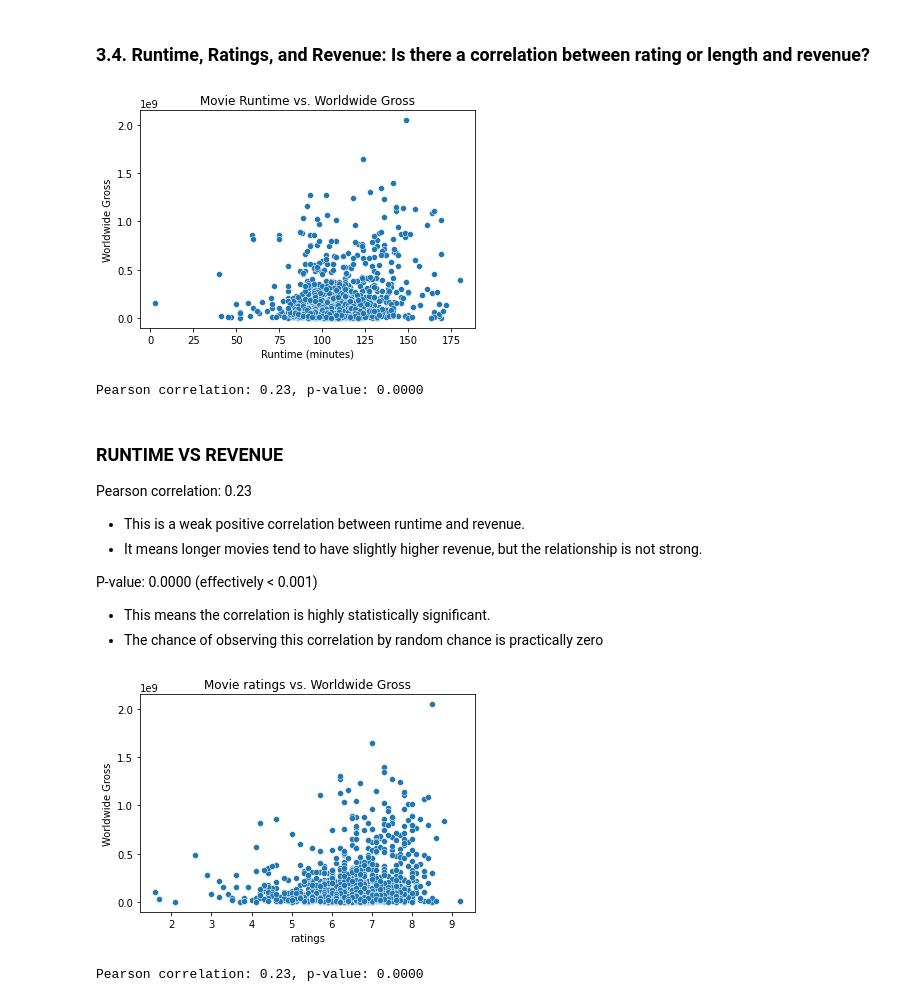
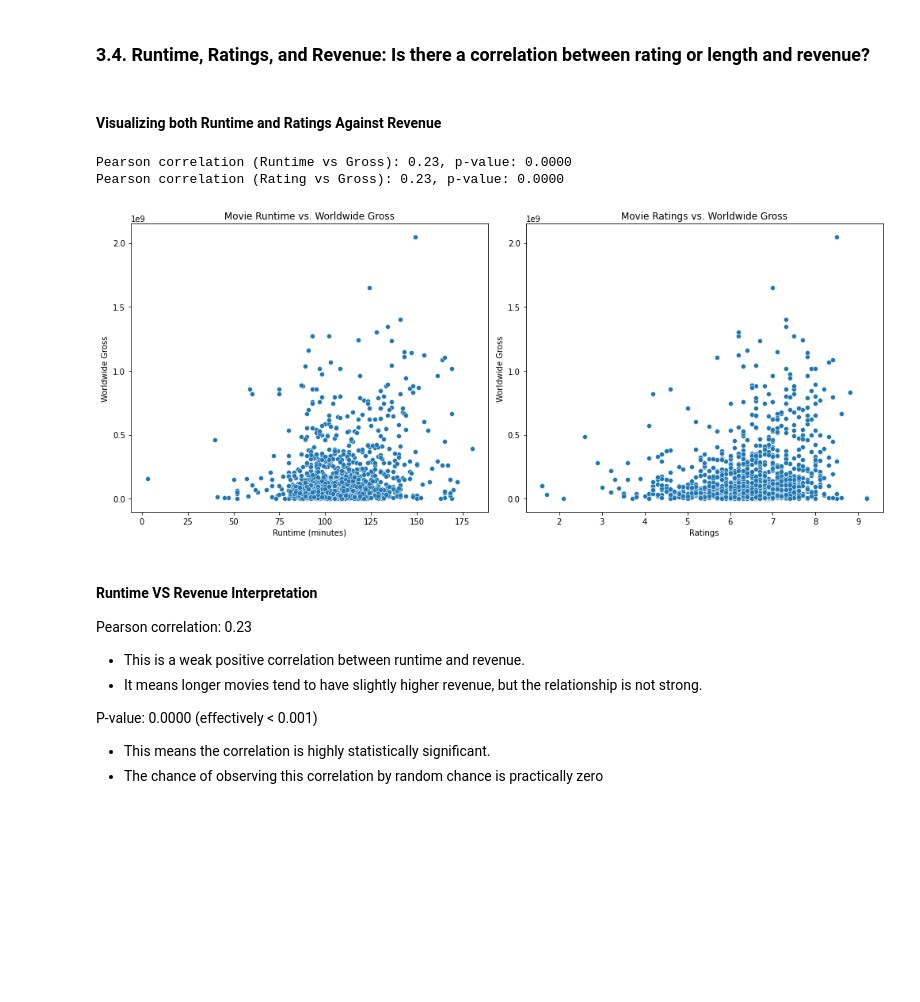
Before and after one commit to tingly-amua/Box-Office-Movie-Analysis, a Jupyter notebook: project.ipynb, the cells around one changed output. Saved outputs shown, nothing was run; the diff lists cells and outputs as text; code cells hidden in the pictures; blank space fills up the shorter version.

```diff
--- a/project.ipynb
+++ b/project.ipynb
@@ -800,21 +863,40 @@ plt.show()
 * Mystery and Thriller movies earn almost 55% of their revenues worldwide. These are best suited for the worldwide market.
 # %% [markdown]
 ### 3.4. Runtime, Ratings, and Revenue: Is there a correlation between rating or length and revenue?
-# %%
-# testing correlation of runtime minutes and revenue
-sns.scatterplot(data=full_df,x="runtime_minutes", y="worldwide_gross")
-plt.title("Movie Runtime vs. Worldwide Gross")
-plt.xlabel("Runtime (minutes)")
-plt.ylabel("Worldwide Gross")
-plt.show()
-# Correlation
-corr, p_value = pearsonr(full_df["runtime_minutes"].dropna(),full_df["worldwide_gross"].dropna())
-print(f"Pearson correlation: {corr:.2f}, p-value: {p_value:.4f}")
-# %% [output]
-[figure, removed]
-Pearson correlation: 0.23, p-value: 0.0000
+# %% [markdown]
+#### Visualizing both Runtime and Ratings Against Revenue
+# %%
+# Create a 1-row, 2-column subplot
+fig, axes = plt.subplots(1, 2, figsize=(14, 6))
+
+# First scatter plot: Runtime vs Worldwide Gross
+sns.scatterplot(data=full_df, x="runtime_minutes", y="worldwide_gross", ax=axes[0])
+axes[0].set_title("Movie Runtime vs. Worldwide Gross")
+axes[0].set_xlabel("Runtime (minutes)")
+axes[0].set_ylabel("Worldwide Gross")
+
+# Correlation for runtime
+corr, p_value = pearsonr(full_df["runtime_minutes"].dropna(), full_df["worldwide_gross"].dropna())
+print(f"Pearson correlation (Runtime vs Gross): {corr:.2f}, p-value: {p_value:.4f}")
+
+# Second scatter plot: Rating vs Worldwide Gross
+sns.scatterplot(data=full_df, x="averagerating", y="worldwide_gross", ax=axes[1])
+axes[1].set_title("Movie Ratings vs. Worldwide Gross")
+axes[1].set_xlabel("Ratings")
+axes[1].set_ylabel("Worldwide Gross")
+
+# Correlation for rating
+corr, p_value = pearsonr(full_df["averagerating"].dropna(), full_df["worldwide_gross"].dropna())
+print(f"Pearson correlation (Rating vs Gross): {corr:.2f}, p-value: {p_value:.4f}")
+
+plt.tight_layout()
+plt.show()
+# %% [output]
+Pearson correlation (Runtime vs Gross): 0.23, p-value: 0.0000
+Pearson correlation (Rating vs Gross): 0.23, p-value: 0.0000
+[figure, added]
 # %% [markdown]
-### RUNTIME VS REVENUE
+#### Runtime VS Revenue Interpretation
 
 Pearson correlation: 0.23
 
@@ -825,17 +907,4 @@ P-value: 0.0000 (effectively < 0.001)
 
 * This means the correlation is highly statistically significant.
 * The chance of observing this correlation by random chance is practically zero
-# %%
-# testing correlation between average rating and Revenue
-sns.scatterplot(data=full_df,x="averagerating", y="worldwide_gross")
-plt.title("Movie ratings vs. Worldwide Gross")
-plt.xlabel("ratings")
-plt.ylabel("Worldwide Gross")
-plt.show()
-# Correlation
-corr, p_value = pearsonr(full_df["averagerating"].dropna(),full_df["worldwide_gross"].dropna())
-print(f"Pearson correlation: {corr:.2f}, p-value: {p_value:.4f}")
-# %% [output]
-[figure, removed]
-Pearson correlation: 0.23, p-value: 0.0000
 # %% [markdown]
```
Also changed, not shown: parts of 54 cells of this notebook.
